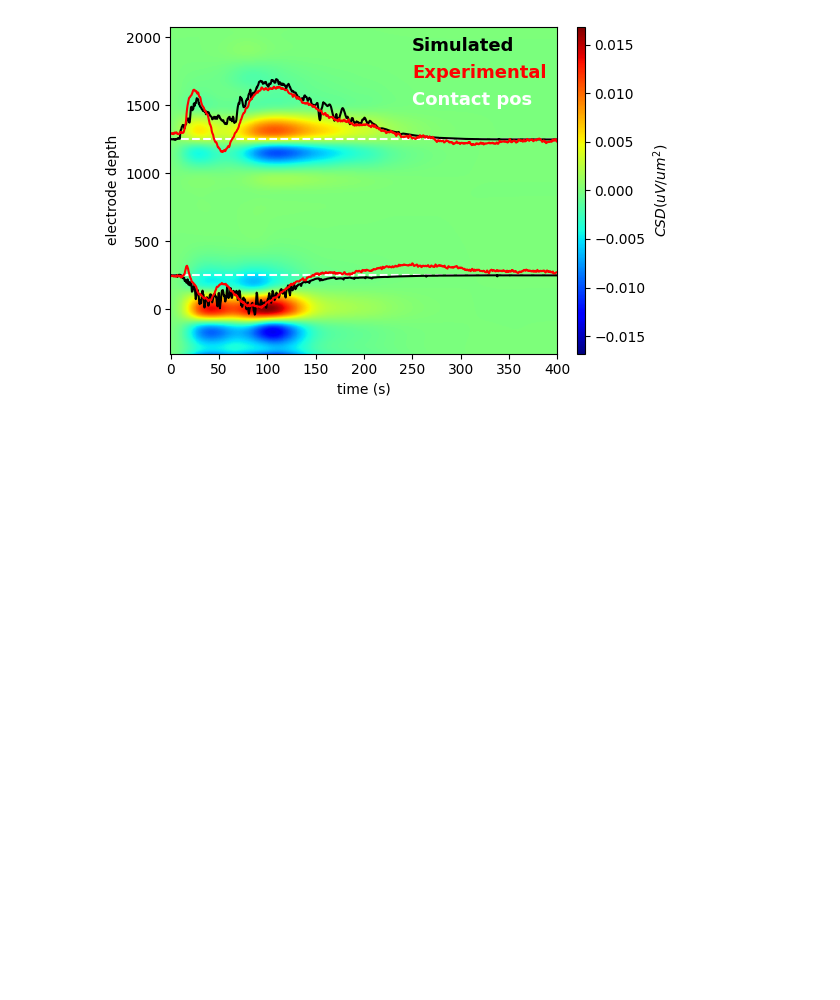
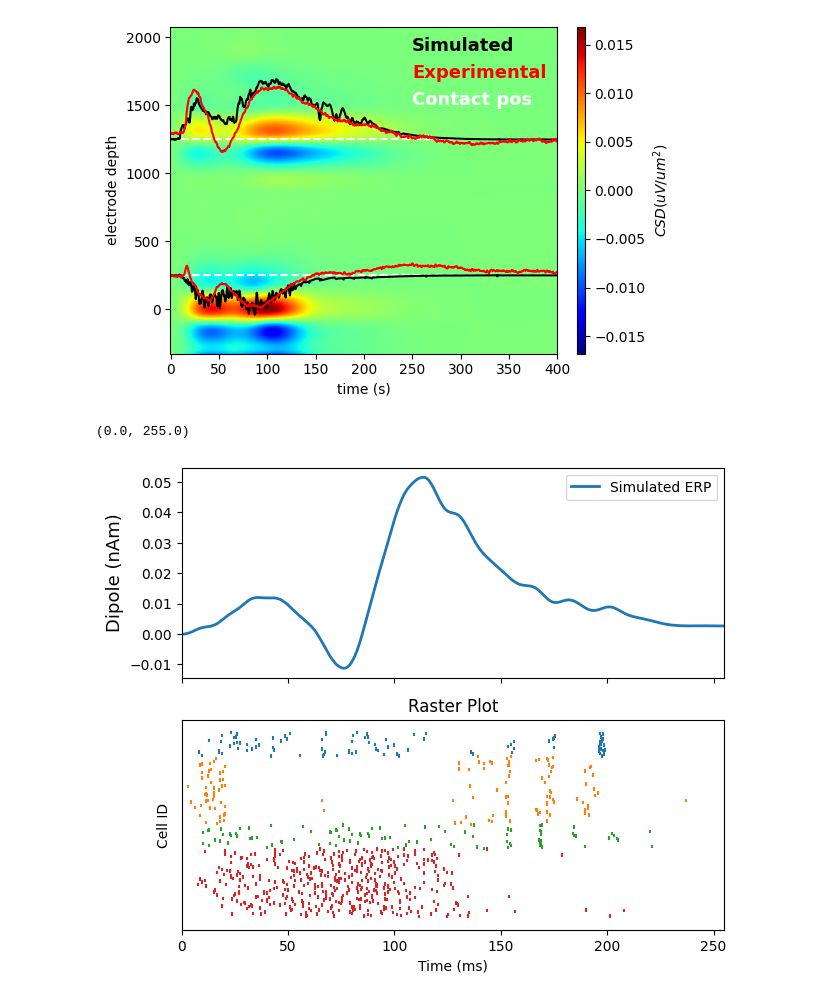
Before and after one commit to ntolley/lcsd_opt, a Jupyter notebook: notebooks/erp_csd.ipynb, the cells around one changed output. Cells and saved outputs as stored; diff of their text form; code cells hidden in the pictures; blank space fills up the shorter version.

```diff
--- a/notebooks/erp_csd.ipynb
+++ b/notebooks/erp_csd.ipynb
@@ -336,3 +336,15 @@ ax.text(250, 1500, 'Contact pos', color='white', weight='bold', fontsize=legends
 _ = optim.net_.rec_arrays['shank1'][0].copy().smooth(window_len=window_length).plot_csd(ax=ax)
 # %% [output]
 [figure]
+# %%
+# Plot baseline ERP with PPC
+fig, axes = plt.subplots(2, 1, figsize=(7,6), sharex=True)
+axes[0].plot(times, dipoles_optimized[0].copy().smooth(20).data['agg'], linewidth=2, color=f'C0', label='Simulated ERP')
+# axes[0].set_ylim(ymin, ymax)
+axes[0].set_ylabel('Dipole (nAm)', fontsize=labelsize)
+axes[0].legend(loc='upper right', fontsize=10)
+optim.net_.cell_response.plot_spikes_raster(ax=axes[1], trial_idx=0, show=False, show_legend=False)
+axes[0].set_xlim(None, 255)
+# %% [output]
+(0.0, 255.0)
+[figure, added]
```
